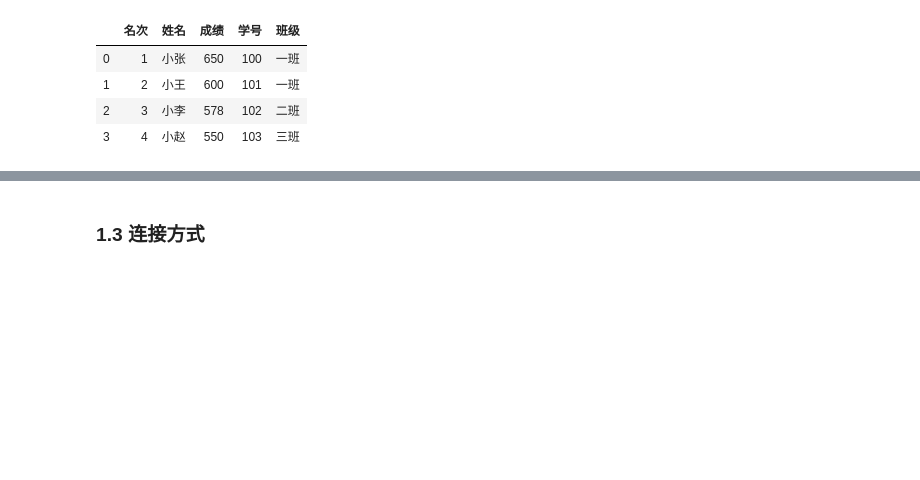
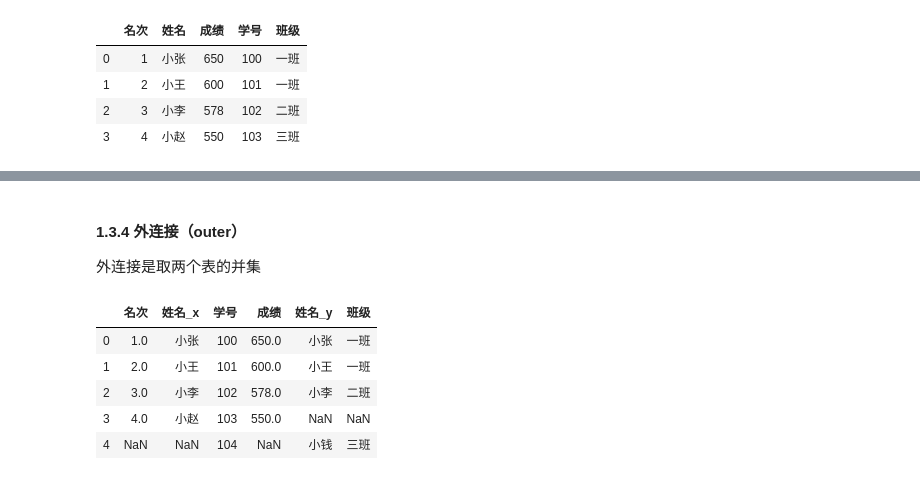
Before and after one commit to silianpan/Excel_to_Python, a Jupyter notebook: chapter08.ipynb, the cells around one changed output, grey strips where cells are left out. Saved outputs shown, nothing was run; the diff lists cells and outputs as text; code cells hidden in the pictures; blank space fills up the shorter version.

```diff
--- a/chapter08.ipynb
+++ b/chapter08.ipynb
@@ -226,0 +232,8 @@ pd.merge(df1, df2, left_index=True, right_on='学号')
+# %%
+df1 = pd.DataFrame([[1, '小张', 100, 650], [2, '小王', 101, 600], [3, '小李', 102, 578],
+                    [4, '小赵', 103, 550]], columns=['名次', '姓名', '学号', '成绩'])
+df1
+df2 = pd.DataFrame([['小张', 100, '一班'], ['小王', 101, '一班'], ['小李', 102, '二班'], ['小钱', 104, '三班']],
+                   columns=['姓名', '学号', '班级'])
+df2
+pd.merge(df1, df2, on='学号', how='inner')
@@ -227,2 +277,12 @@ pd.merge(df1, df2, left_index=True, right_on='学号')
 # %% [markdown]
-### 1.3 连接方式
+#### 1.3.4 外连接（outer）
+外连接是取两个表的并集
+# %%
+pd.merge(df1, df2, on='学号', how='outer')
+# %% [output]
+|  | 名次 | 姓名_x | 学号 | 成绩 | 姓名_y | 班级 |
+| 0 | 1.0 | 小张 | 100 | 650.0 | 小张 | 一班 |
+| 1 | 2.0 | 小王 | 101 | 600.0 | 小王 | 一班 |
+| 2 | 3.0 | 小李 | 102 | 578.0 | 小李 | 二班 |
+| 3 | 4.0 | 小赵 | 103 | 550.0 | NaN | NaN |
+| 4 | NaN | NaN | 104 | NaN | 小钱 | 三班 |
```
Also changed, not shown: parts of 15 cells of this notebook.
